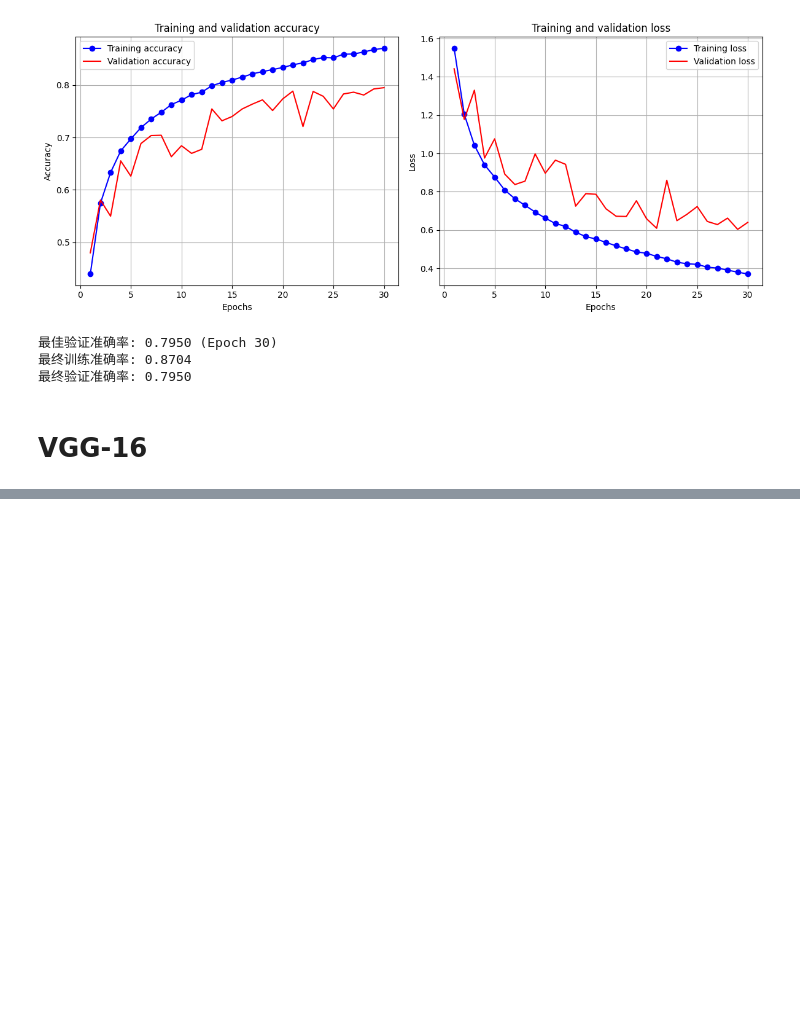
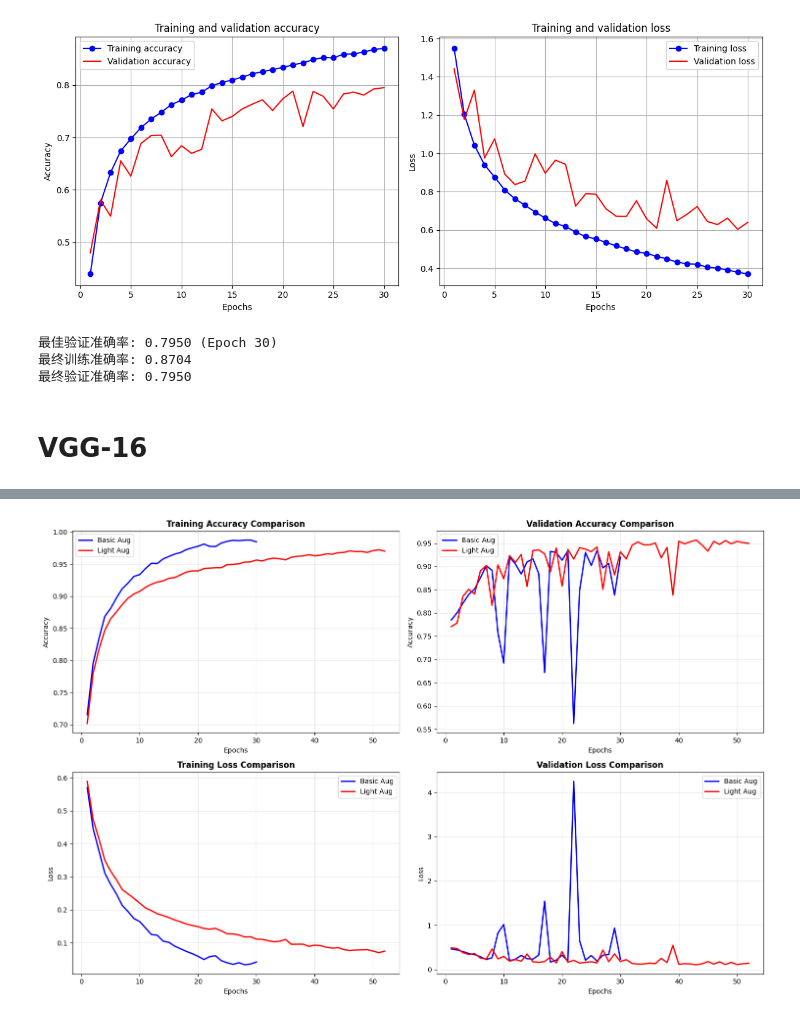
Before and after one commit to YuheBaii/Project2_Classification, a Jupyter notebook: 1.ipynb, the cells around one changed output, grey strips where cells are left out. Saved outputs shown, nothing was run; the diff lists cells and outputs as text; code cells hidden in the pictures; blank space fills up the shorter version.

```diff
--- a/1.ipynb
+++ b/1.ipynb
@@ -161,0 +166,85 @@ print(f"最终验证准确率: {val_accuracy[-1]:.4f}")
+# %%
+import json
+import matplotlib.pyplot as plt
+import numpy as np
+
+basic_aug_path = "experiments/2025-11-01_14-48-27_dogs_vs_cats_cnn_bn/history.json"
+light_aug_path = "experiments/2025-11-01_16-00-00_dogs_vs_cats_cnn_bn/history.json"
+
+with open(basic_aug_path, "r") as f:
+    history_basic = json.load(f)
+
+with open(light_aug_path, "r") as f:
+    history_light = json.load(f)
+
+epochs_basic = range(1, len(history_basic["accuracy"]) + 1)
+epochs_light = range(1, len(history_light["accuracy"]) + 1)
+
+fig, axes = plt.subplots(2, 2, figsize=(15, 10))
+
+# Training Accuracy
+axes[0, 0].plot(epochs_basic, history_basic["accuracy"], 'b-', label='Basic Aug', linewidth=2)
+axes[0, 0].plot(epochs_light, history_light["accuracy"], 'r-', label='Light Aug', linewidth=2)
+axes[0, 0].set_title('Training Accuracy Comparison', fontsize=12, fontweight='bold')
+axes[0, 0].set_xlabel('Epochs')
+axes[0, 0].set_ylabel('Accuracy')
+axes[0, 0].legend()
+axes[0, 0].grid(True, alpha=0.3)
+
+# Validation Accuracy
+axes[0, 1].plot(epochs_basic, history_basic["val_accuracy"], 'b-', label='Basic Aug', linewidth=2)
+axes[0, 1].plot(epochs_light, history_light["val_accuracy"], 'r-', label='Light Aug', linewidth=2)
+axes[0, 1].set_title('Validation Accuracy Comparison', fontsize=12, fontweight='bold')
+axes[0, 1].set_xlabel('Epochs')
+axes[0, 1].set_ylabel('Accuracy')
+axes[0, 1].legend()
+axes[0, 1].grid(True, alpha=0.3)
+
+# Training Loss
+axes[1, 0].plot(epochs_basic, history_basic["loss"], 'b-', label='Basic Aug', linewidth=2)
+axes[1, 0].plot(epochs_light, history_light["loss"], 'r-', label='Light Aug', linewidth=2)
+axes[1, 0].set_title('Training Loss Comparison', fontsize=12, fontweight='bold')
+axes[1, 0].set_xlabel('Epochs')
+axes[1, 0].set_ylabel('Loss')
+axes[1, 0].legend()
+axes[1, 0].grid(True, alpha=0.3)
+
+# Validation Loss
+axes[1, 1].plot(epochs_basic, history_basic["val_loss"], 'b-', label='Basic Aug', linewidth=2)
+axes[1, 1].plot(epochs_light, history_light["val_loss"], 'r-', label='Light Aug', linewidth=2)
+axes[1, 1].set_title('Validation Loss Comparison', fontsize=12, fontweight='bold')
+axes[1, 1].set_xlabel('Epochs')
+axes[1, 1].set_ylabel('Loss')
+axes[1, 1].legend()
+axes[1, 1].grid(True, alpha=0.3)
+
+plt.tight_layout()
+plt.show()
+
+print("="*60)
+print("Experiment Results: CNN_BN + AdamW")
+print("="*60)
+
+print("\n[Basic Augmentation]")
+print(f"  Final Train Acc: {history_basic['accuracy'][-1]:.4f}")
+print(f"  Final Val Acc: {history_basic['val_accuracy'][-1]:.4f}")
+print(f"  Best Val Acc: {max(history_basic['val_accuracy']):.4f} (Epoch {history_basic['val_accuracy'].index(max(history_basic['val_accuracy'])) + 1})")
+print(f"  Final Train Loss: {history_basic['loss'][-1]:.4f}")
+print(f"  Final Val Loss: {history_basic['val_loss'][-1]:.4f}")
+
+print("\n[Light Augmentation]")
+print(f"  Final Train Acc: {history_light['accuracy'][-1]:.4f}")
+print(f"  Final Val Acc: {history_light['val_accuracy'][-1]:.4f}")
+print(f"  Best Val Acc: {max(history_light['val_accuracy']):.4f} (Epoch {history_light['val_accuracy'].index(max(history_light['val_accuracy'])) + 1})")
+print(f"  Final Train Loss: {history_light['loss'][-1]:.4f}")
+print(f"  Final Val Loss: {history_light['val_loss'][-1]:.4f}")
+
+print("\n[Comparison]")
+val_acc_diff = history_light['val_accuracy'][-1] - history_basic['val_accuracy'][-1]
+best_val_acc_diff = max(history_light['val_accuracy']) - max(history_basic['val_accuracy'])
+print(f"  Val Acc Difference (Light - Basic): {val_acc_diff:+.4f}")
+print(f"  Best Val Acc Difference: {best_val_acc_diff:+.4f}")
+print(f"  Better Strategy: {'Light Augmentation' if val_acc_diff > 0 else 'Basic Augmentation'}")
+print("="*60)
+# %% [output]
+[figure, added]
```
Also changed, not shown: parts of 13 cells of this notebook, 13 other files.
